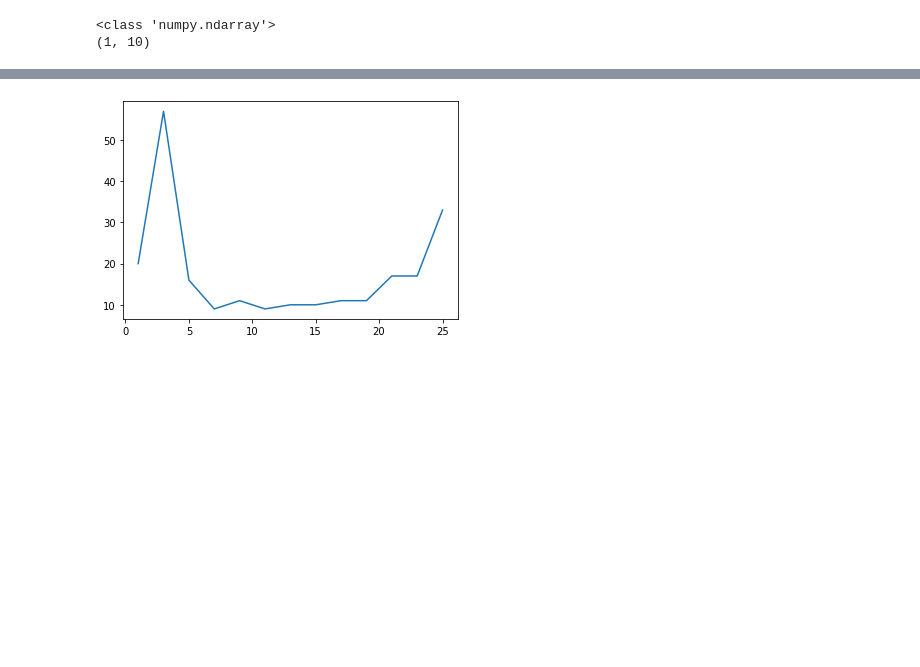
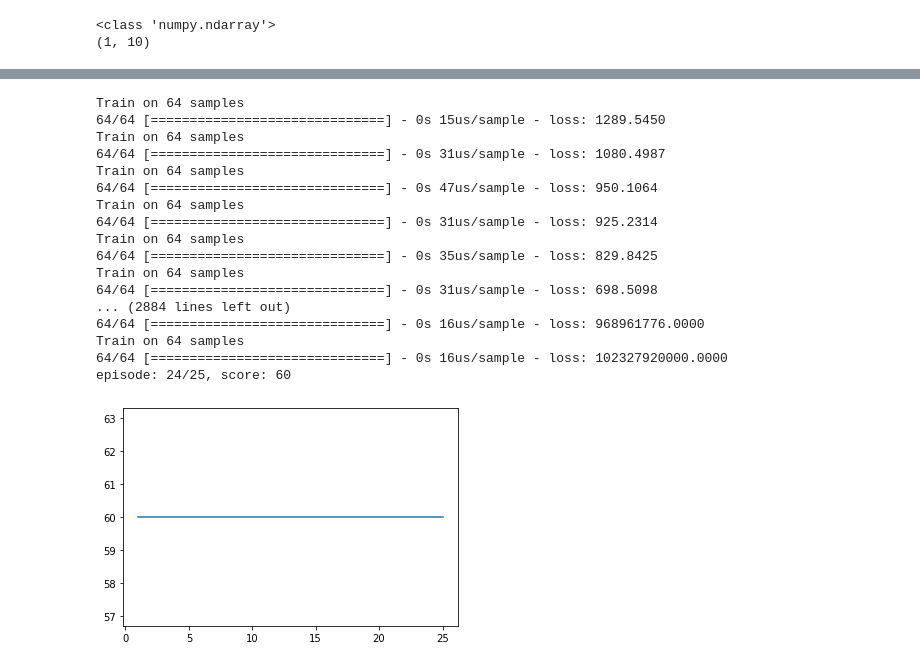
Before and after one commit to DHuertasTR/SecureLearningDRL, a Jupyter notebook: code 2021/SimpleDRL.ipynb, the cells around one changed output, grey strips where cells are left out. Drawn from its saved outputs; the diff is of its cells as text; code cells hidden in the pictures; blank space fills up the shorter version.

```diff
--- a/code 2021/SimpleDRL.ipynb
+++ b/code 2021/SimpleDRL.ipynb
@@ -24,7 +24,7 @@ print(malData[:1].shape)
 class MalwareEnv():
     def __init__(self):
         # Actions we can take, decrease, increse, none
-        self.action_space = Discrete(21)
+        self.action_space = Discrete(20)
         # max-min array
         self.observation_space = Box(np.asarray([-100, -100, -100, -100, -100, -100, -100, -100, -100, -100]),np.asarray([100, 100, 100, 100, 100, 100, 100, 100, 100, 100]))
         # Set start
@@ -142,14 +142,13 @@ from tensorflow.keras.optimizers import Adam
 import matplotlib.pyplot as plt
 
 import numpy as np
-env = gym.make('CartPole-v0')
-env.seed(0)
-np.random.seed(0)
 
+#load environment
+env = MalwareEnv()
 
 class DQN:
 
-    """ Implementation of deep q learning algorithm """
+
 
     def __init__(self, action_space, state_space):
 
@@ -167,9 +166,10 @@ class DQN:
     def build_model(self):
 
         model = Sequential()
+        print(self.state_space)
         model.add(Dense(24, input_shape=(self.state_space,), activation='relu'))
         model.add(Dense(24, activation='relu'))
-        model.add(Dense(self.action_space, activation='linear'))
+        model.add(Dense((self.action_space), activation='linear'))
         model.compile(loss='mse', optimizer=Adam(lr=self.learning_rate))
         return model
 
@@ -204,7 +204,7 @@ class DQN:
         ind = np.array([i for i in range(self.batch_size)])
         targets_full[[ind], [actions]] = targets
 
-        self.model.fit(states, targets_full, epochs=1, verbose=0)
+        self.model.fit(states, targets_full, epochs=1, verbose=1)
         if self.epsilon > self.epsilon_min:
             self.epsilon *= self.epsilon_decay
 
@@ -215,7 +215,7 @@ def train_dqn(episode):
     agent = DQN(env.action_space.n, env.observation_space.shape[0])
     for e in range(episode):
         state = env.reset()
-        state = np.reshape(state, (1, 4))
+        state = np.reshape(state, (1, -1))
         score = 0
         max_steps = 1000
         for i in range(max_steps):
@@ -223,7 +223,7 @@ def train_dqn(episode):
             action = agent.act(state)
             next_state, reward, done, _ = env.step(action)
             score += reward
-            next_state = np.reshape(next_state, (1, 4))
+            next_state = np.reshape(next_state, (1, -1))
             agent.remember(state, action, reward, next_state, done)
             state = next_state
             agent.replay()
@@ -275 +260,18 @@ episode: 24/25, score: 33.0
+Train on 64 samples
+64/64 [==============================] - 0s 15us/sample - loss: 1289.5450
+Train on 64 samples
+64/64 [==============================] - 0s 31us/sample - loss: 1080.4987
+Train on 64 samples
+64/64 [==============================] - 0s 47us/sample - loss: 950.1064
+Train on 64 samples
+64/64 [==============================] - 0s 31us/sample - loss: 925.2314
+Train on 64 samples
+64/64 [==============================] - 0s 35us/sample - loss: 829.8425
+Train on 64 samples
+64/64 [==============================] - 0s 31us/sample - loss: 698.5098
+... (2884 lines left out)
+64/64 [==============================] - 0s 16us/sample - loss: 968961776.0000
+Train on 64 samples
+64/64 [==============================] - 0s 16us/sample - loss: 102327920000.0000
+episode: 24/25, score: 60
-[figure, old version]
+[figure, new version]
```
Also changed, not shown: parts of 1 cell of this notebook.
